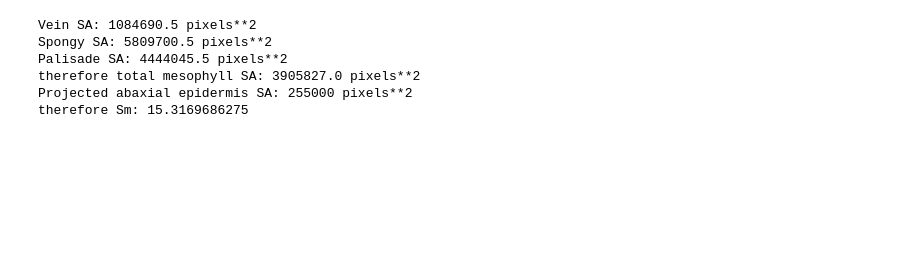
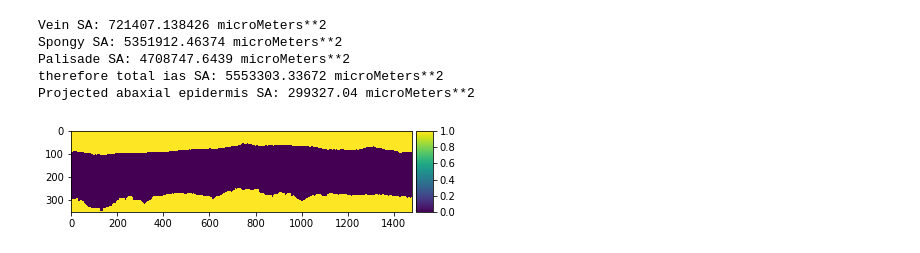
Before and after one commit to masonearles/3DLeafCT, a Jupyter notebook: ML_microCT/jupyter/LeafTraits.ipynb, the cells around one changed output. Saved outputs shown, nothing was run; the diff lists cells and outputs as text; code cells hidden in the pictures; blank space fills up the shorter version.

```diff
--- a/ML_microCT/jupyter/LeafTraits.ipynb
+++ b/ML_microCT/jupyter/LeafTraits.ipynb
@@ -240,25 +249,29 @@ io.show()
 # %%
 vein_vert_faces = marching_cubes_lewiner(vein_trace)
 vein_SA = mesh_surface_area(vein_vert_faces[0],vein_vert_faces[1])
-print('Vein SA: '+str(vein_SA)+' pixels**2')
+print('Vein SA: '+str(vein_SA*0.404496)+' microMeters**2')
+
 spongy_vert_faces = marching_cubes_lewiner(spongy_trace)
 spongy_SA = mesh_surface_area(spongy_vert_faces[0],spongy_vert_faces[1])
-print('Spongy SA: '+str(spongy_SA)+' pixels**2')
+print('Spongy SA: '+str(spongy_SA*0.404496)+' microMeters**2')
+
 palisade_vert_faces = marching_cubes_lewiner(palisade_trace)
 palisade_SA = mesh_surface_area(palisade_vert_faces[0],palisade_vert_faces[1])
-print('Palisade SA: '+str(palisade_SA)+' pixels**2')
+print('Palisade SA: '+str(palisade_SA*0.404496)+' microMeters**2')
+
+# IAS surface area is not an accurate representation of mesophyll surface area because it counts epidermal surfaces
 ias_trace = (img==ias)
 ias_vert_faces = marching_cubes_lewiner(ias_trace)
 ias_SA = mesh_surface_area(ias_vert_faces[0],ias_vert_faces[1])
-print('therefore total mesophyll SA: '+str(ias_SA)+' pixels**2')
-# epid_vert_faces = marching_cubes_lewiner(epi_in_trace)
-# epid_outer_SA = mesh_surface_area(epid_vert_faces[0],epid_vert_faces[1])
-print('Projected abaxial epidermis SA: '+str(img.shape[0]*img.shape[2])+' pixels**2')
-print('therefore Sm: '+str(float(ias_SA)/(img.shape[0]*img.shape[2])))
+print('therefore total ias SA: '+str(ias_SA*0.404496)+' microMeters**2')
+
+print('Projected abaxial epidermis SA: '+str(img.shape[0]*img.shape[2]*0.404496)+' microMeters**2')
+
+# Caluculating Sm value requires an accurate representation of mesophyll surface area
+# print('therefore Sm: '+str(float(ias_SA)/(img.shape[0]*img.shape[2])))
 # %% [output]
-Vein SA: 1084690.5 pixels**2
-Spongy SA: 5809700.5 pixels**2
-Palisade SA: 4444045.5 pixels**2
-therefore total mesophyll SA: 3905827.0 pixels**2
-Projected abaxial epidermis SA: 255000 pixels**2
-therefore Sm: 15.3169686275
+Vein SA: 721407.138426 microMeters**2
+Spongy SA: 5351912.46374 microMeters**2
+Palisade SA: 4708747.6439 microMeters**2
+therefore total ias SA: 5553303.33672 microMeters**2
+Projected abaxial epidermis SA: 299327.04 microMeters**2
@@ -266,0 +278,21 @@ therefore Sm: 15.3169686275
+# %%
+# Generate a binary stack with the pixels inside the inner epidermis trace set equal to 1
+epi_inner_up = np.zeros(imgconc1.shape, dtype=np.uint16)
+for y in range(0,epi_inner_up.shape[2]):
+    for z in range(0,epi_inner_up.shape[0]):
+        epi_inner_up[z,:e_up_in[z,y],y] = 1
+
+epi_inner_down = np.zeros(imgconc2.shape, dtype=np.uint16)
+for y in range(0,epi_inner_down.shape[2]):
+    for z in range(0,epi_inner_down.shape[0]):
+        epi_inner_down[z,:e_low_in[z,y],y] = 1
+epi_inner_down = (epi_inner_down==0)*1
+
+#add lower and upper halves
+epi_inner_fill = np.concatenate((epi_inner_down,epi_inner_up), axis = 1)
+epi_inner_fill_invert = (epi_inner_fill==0)*1
+
+io.imshow(epi_inner_fill_invert[10,:,:])
+io.show()
+# %% [output]
+[figure, added]
```
Also changed, not shown: parts of 24 cells of this notebook.
